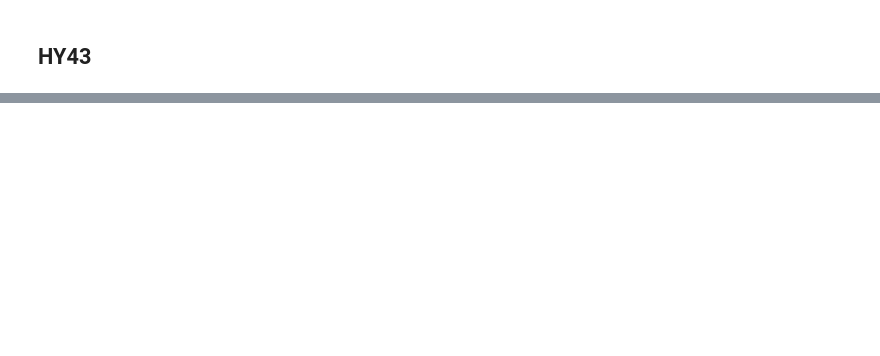
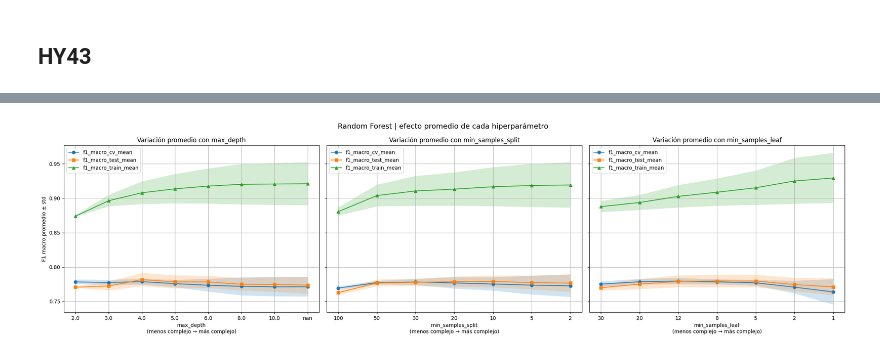
Before and after one commit to fserracrespi/PD_progression_ppmi, a Jupyter notebook: SCRIPTS/PYTHON/MODEL_ANALYSIS/CLASSIFICATION_STUDIES/Multiclass_V2.ipynb, the cells around one changed output, grey strips where cells are left out. Cells and saved outputs as stored; diff of their text form; code cells hidden in the pictures; blank space fills up the shorter version.

```diff
--- a/SCRIPTS/PYTHON/MODEL_ANALYSIS/CLASSIFICATION_STUDIES/Multiclass_V2.ipynb
+++ b/SCRIPTS/PYTHON/MODEL_ANALYSIS/CLASSIFICATION_STUDIES/Multiclass_V2.ipynb
@@ -1254,0 +1835,3 @@ final_results_df_ovr.to_csv(output_path / "multiclass_classification_results_HY4
+# %%
+random_forest_results_df=pd.read_csv(output_path / "random_forest_hyperparam_grid_search_results.csv")
+random_forest_results_df
@@ -1254,0 +1852,93 @@ final_results_df_ovr.to_csv(output_path / "multiclass_classification_results_HY4
+# %%
+import pandas as pd
+import numpy as np
+import matplotlib.pyplot as plt
+
+metricas = [
+    'f1_macro_cv_mean',
+    'f1_macro_test_mean',
+    'f1_macro_train_mean'
+]
+
+marcadores = {
+    'f1_macro_cv_mean': 'o',
+    'f1_macro_test_mean': 's',
+    'f1_macro_train_mean': '^'
+}
+
+def ordenar_complejidad(df, param):
+    df = df.copy()
+
+    if param == 'max_depth':
+        # menor depth = menos complejo; None = más complejo
+        df['_orden'] = df[param].apply(lambda x: np.inf if pd.isna(x) else x)
+        df = df.sort_values('_orden', ascending=True)
+
+    elif param == 'min_samples_split':
+        # mayor split = menos complejo
+        df = df.sort_values(param, ascending=False)
+
+    elif param == 'min_samples_leaf':
+        # mayor leaf = menos complejo
+        df = df.sort_values(param, ascending=False)
+
+    return df
+
+def resumir_parametro(df, param, metricas):
+    agg_dict = {}
+    for m in metricas:
+        agg_dict[m] = ['mean', 'std']
+
+    resumen = df.groupby(param, dropna=False).agg(agg_dict)
+    resumen.columns = [f'{m}_{stat}' for m, stat in resumen.columns]
+    resumen = resumen.reset_index()
+    resumen = ordenar_complejidad(resumen, param)
+    return resumen
+
+def plot_resumen(ax, resumen, param, metricas):
+    x = np.arange(len(resumen))
+    xlabels = resumen[param].astype(str).tolist()
+
+    for m in metricas:
+        media = resumen[f'{m}_mean'].values
+        std = resumen[f'{m}_std'].fillna(0).values
+
+        ax.plot(
+            x,
+            media,
+            marker=marcadores[m],
+            label=m
+        )
+        ax.fill_between(
+            x,
+            media - std,
+            media + std,
+            alpha=0.2
+        )
+
+    ax.set_xticks(x)
+    ax.set_xticklabels(xlabels)
+    ax.set_title(f'Variación promedio con {param}')
+    ax.set_xlabel(f'{param}\n(menos complejo → más complejo)')
+    ax.grid(True)
+    ax.legend()
+
+# Resúmenes agregados
+res_depth = resumir_parametro(random_forest_results_df, 'max_depth', metricas)
+res_split = resumir_parametro(random_forest_results_df, 'min_samples_split', metricas)
+res_leaf  = resumir_parametro(random_forest_results_df, 'min_samples_leaf', metricas)
+
+# Plot 1x3
+fig, axes = plt.subplots(1, 3, figsize=(22, 6), sharey=True)
+
+plot_resumen(axes[0], res_depth, 'max_depth', metricas)
+axes[0].set_ylabel('F1 macro promedio ± std')
+
+plot_resumen(axes[1], res_split, 'min_samples_split', metricas)
+plot_resumen(axes[2], res_leaf, 'min_samples_leaf', metricas)
+
+fig.suptitle('Random Forest | efecto promedio de cada hiperparámetro', fontsize=14)
+plt.tight_layout()
+plt.show()
+# %% [output]
+[figure, added]
```
Also changed, not shown: parts of 17 cells of this notebook, 15 other files.
